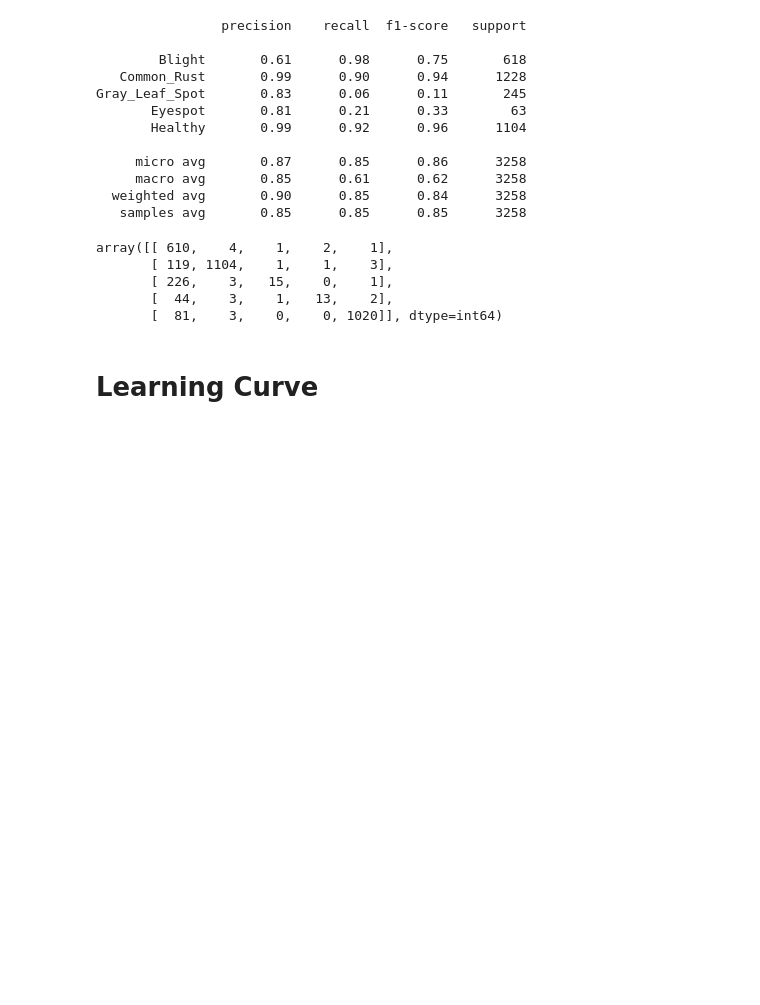
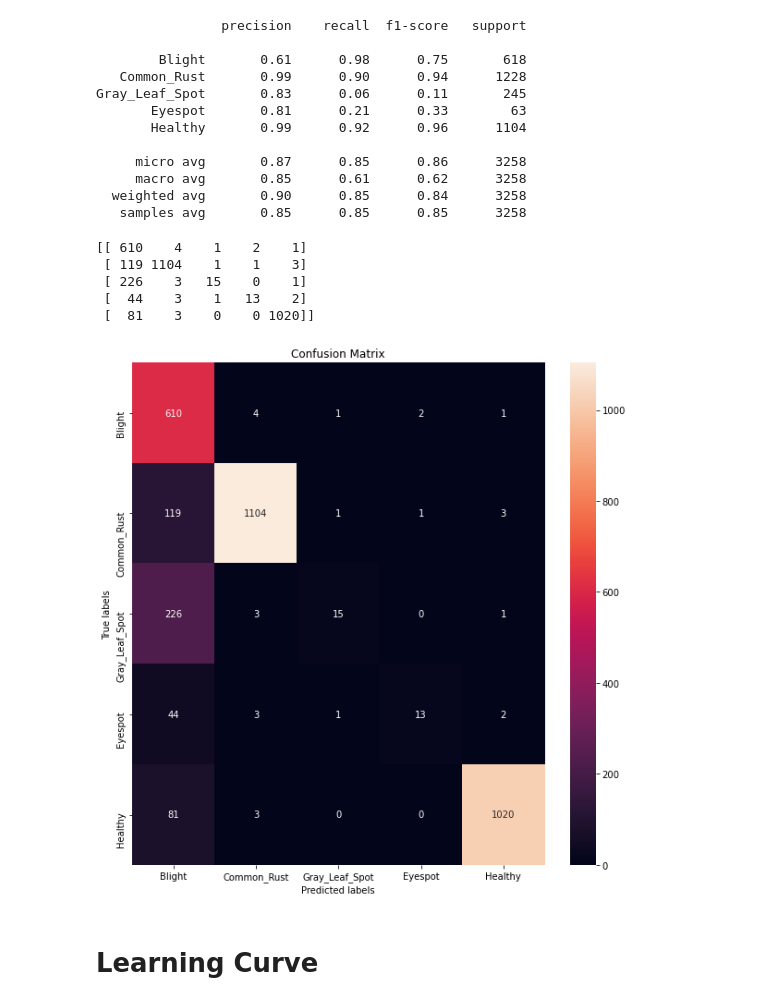
Before and after one commit to Rakibuz/Corn-Leaf-Disease-Detection-Using-CNN, a Jupyter notebook: Corn_Disease_Detection_Model.ipynb, the cells around one changed output. Drawn from its saved outputs; the diff is of its cells as text; code cells hidden in the pictures; blank space fills up the shorter version.

```diff
--- a/Corn_Disease_Detection_Model.ipynb
+++ b/Corn_Disease_Detection_Model.ipynb
@@ -296,13 +296,25 @@ Gray_Leaf_Spot       0.83      0.06      0.11       245
 # %%
 #confusion_matrix(one_hot_test,pred_ran)
 # %%
-confusion_matrix(one_hot_test.argmax(axis=1), pred_ran.argmax(axis=1))
+cm=confusion_matrix(one_hot_test.argmax(axis=1), pred_ran.argmax(axis=1))
+print(cm)
 # %% [output]
-array([[ 610,    4,    1,    2,    1],
-       [ 119, 1104,    1,    1,    3],
-       [ 226,    3,   15,    0,    1],
-       [  44,    3,    1,   13,    2],
-       [  81,    3,    0,    0, 1020]], dtype=int64)
+[[ 610    4    1    2    1]
+ [ 119 1104    1    1    3]
+ [ 226    3   15    0    1]
+ [  44    3    1   13    2]
+ [  81    3    0    0 1020]]
+# %%
+import seaborn as sns
+fig,ax= plt.subplots(figsize=(10, 10))
+sns.heatmap(cm, annot=True, fmt='g', ax=ax);  #annot=True to annotate cells, ftm='g' to disable scientific notation
+
+# labels, title and ticks
+ax.set_xlabel('Predicted labels');ax.set_ylabel('True labels');
+ax.set_title('Confusion Matrix');
+ax.xaxis.set_ticklabels(order); ax.yaxis.set_ticklabels(order);
+# %% [output]
+[figure, added]
 # %% [markdown]
 # Learning Curve
 # %%
```
